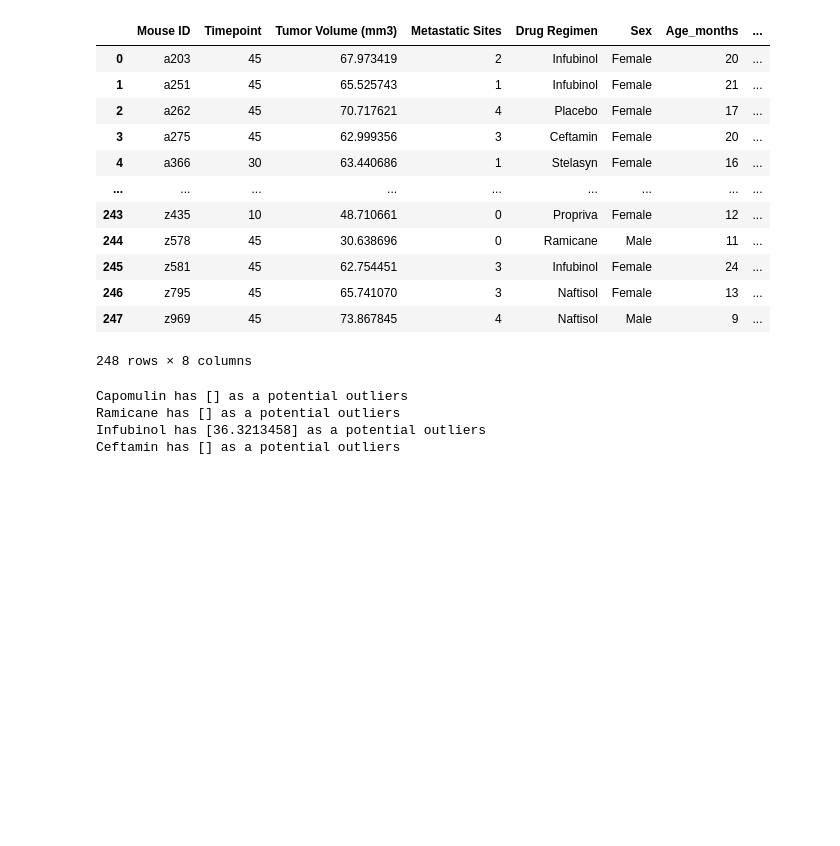
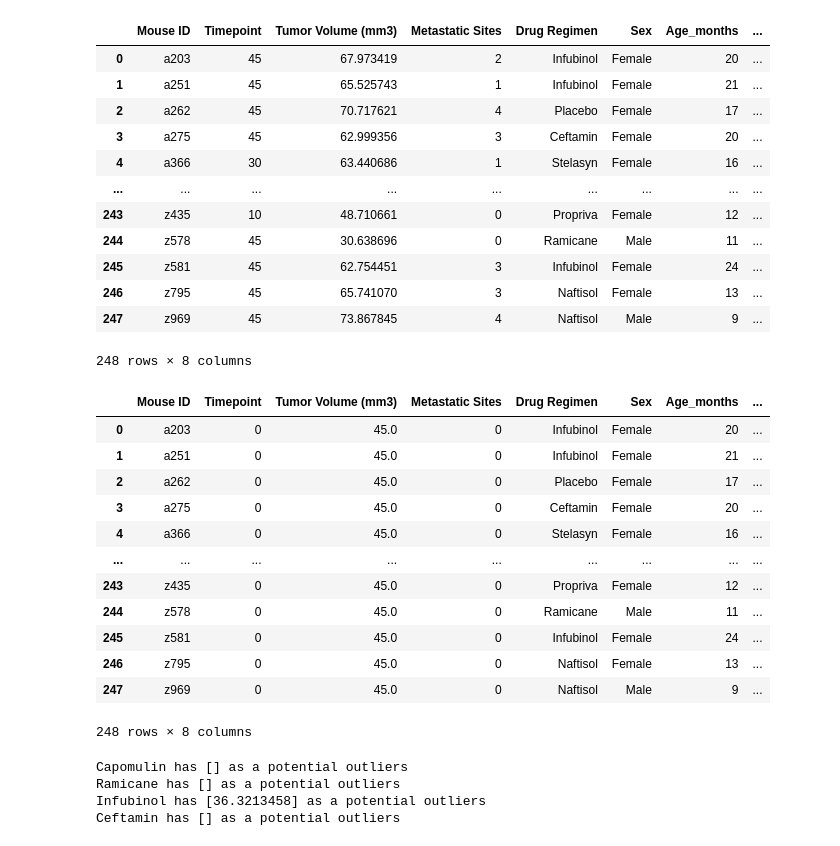
Before and after one commit to mnaffziger/mathplotlib-challenge, a Jupyter notebook: Pymaceuticals/pymaceuticals.ipynb, the cells around one changed output. Cells and saved outputs as stored; diff of their text form; code cells hidden in the pictures; blank space fills up the shorter version.

```diff
--- a/Pymaceuticals/pymaceuticals.ipynb
+++ b/Pymaceuticals/pymaceuticals.ipynb
@@ -236,6 +344,25 @@ recent_chron_unique_mouse
 | 246 | z795 | 45 | 65.741070 | 3 | Naftisol | Female | 13 | ... |
 | 247 | z969 | 45 | 73.867845 | 4 | Naftisol | Male | 9 | ... |
 248 rows × 8 columns
+# %%
+# Create datafram for the initial tumor size for each mouse before treatment regimen
+init_chron_list=unique_mouse_data.groupby(['Mouse ID']).min()['Timepoint'].reset_index()
+init_chron_unique_mouse=pd.merge(init_chron_list,unique_mouse_data, on=['Mouse ID', "Timepoint"],how='left')
+init_chron_unique_mouse
+# %% [output]
+|  | Mouse ID | Timepoint | Tumor Volume (mm3) | Metastatic Sites | Drug Regimen | Sex | Age_months | ... |
+| 0 | a203 | 0 | 45.0 | 0 | Infubinol | Female | 20 | ... |
+| 1 | a251 | 0 | 45.0 | 0 | Infubinol | Female | 21 | ... |
+| 2 | a262 | 0 | 45.0 | 0 | Placebo | Female | 17 | ... |
+| 3 | a275 | 0 | 45.0 | 0 | Ceftamin | Female | 20 | ... |
+| 4 | a366 | 0 | 45.0 | 0 | Stelasyn | Female | 16 | ... |
+| ... | ... | ... | ... | ... | ... | ... | ... | ... |
+| 243 | z435 | 0 | 45.0 | 0 | Propriva | Female | 12 | ... |
+| 244 | z578 | 0 | 45.0 | 0 | Ramicane | Male | 11 | ... |
+| 245 | z581 | 0 | 45.0 | 0 | Infubinol | Female | 24 | ... |
+| 246 | z795 | 0 | 45.0 | 0 | Naftisol | Female | 13 | ... |
+| 247 | z969 | 0 | 45.0 | 0 | Naftisol | Male | 9 | ... |
+248 rows × 8 columns
 # %%
 # Put treatments into a list for for loop (and later for plot labels)
 
```
Also changed, not shown: parts of 11 cells of this notebook, 1 other file.
